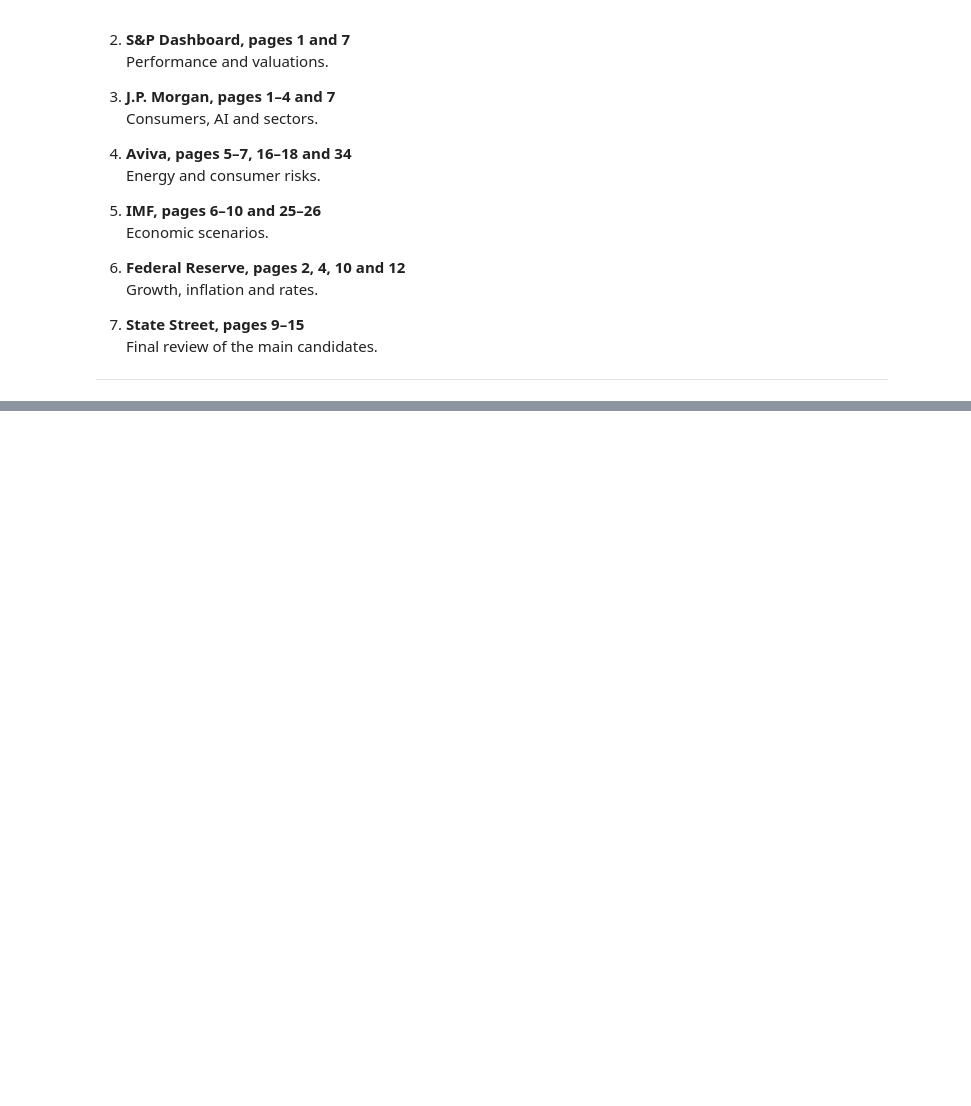
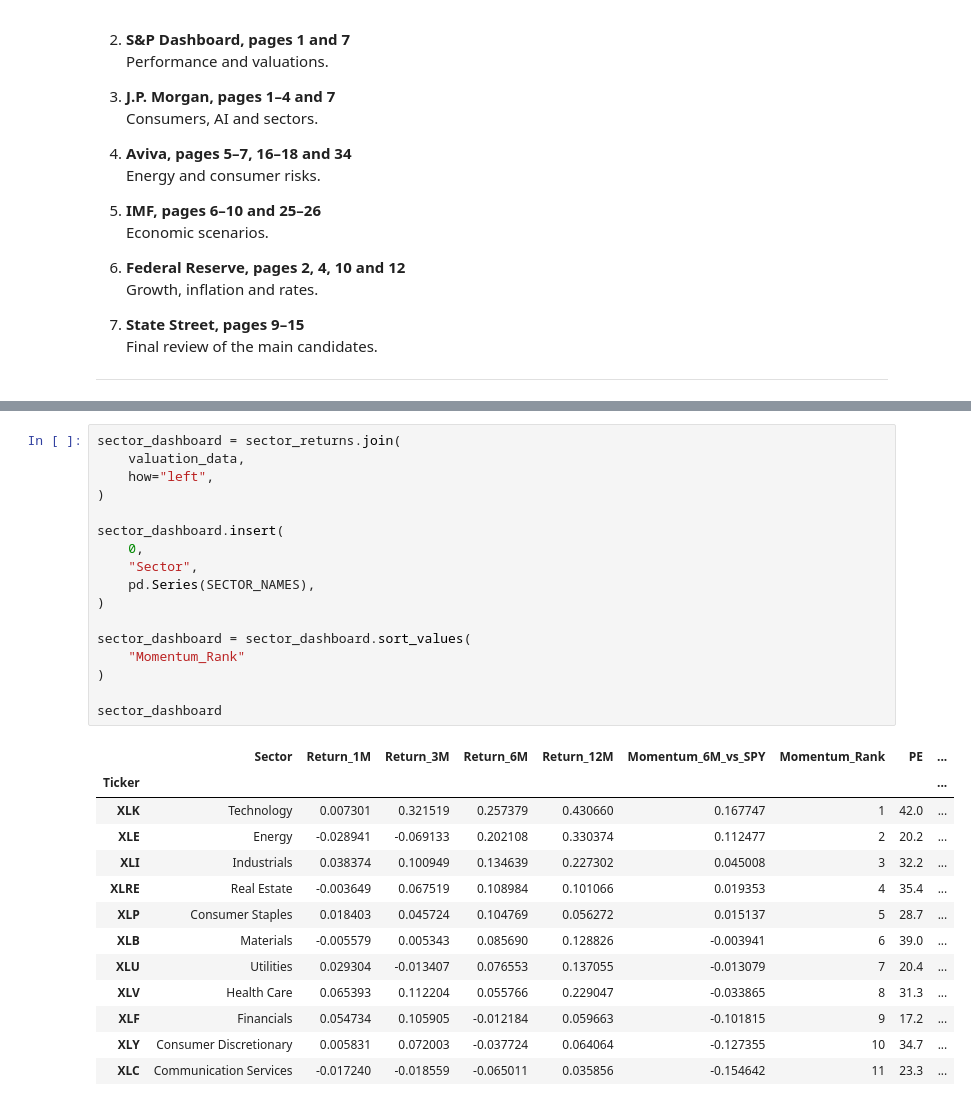
Before and after one commit to VelasquezMariucci/bottom-3-performers-quant-research, a Jupyter notebook: notebooks/home.ipynb, the cells around one changed output, grey strips where cells are left out. Drawn from its saved outputs; the diff is of its cells as text; blank space fills up the shorter version.

Commit message:
added return, momentum and valuation dashboard (still needs to be checked)

```diff
--- a/notebooks/home.ipynb
+++ b/notebooks/home.ipynb
@@ -239,0 +425,31 @@ If oil prices rise again, I may replace Energy with **Communication Services**.
+# %%
+sector_dashboard = sector_returns.join(
+    valuation_data,
+    how="left",
+)
+
+sector_dashboard.insert(
+    0,
+    "Sector",
+    pd.Series(SECTOR_NAMES),
+)
+
+sector_dashboard = sector_dashboard.sort_values(
+    "Momentum_Rank"
+)
+
+sector_dashboard
+# %% [output]
+|  | Sector | Return_1M | Return_3M | Return_6M | Return_12M | Momentum_6M_vs_SPY | Momentum_Rank | PE | ... |
+| Ticker |  |  |  |  |  |  |  |  | ... |
+| XLK | Technology | 0.007301 | 0.321519 | 0.257379 | 0.430660 | 0.167747 | 1 | 42.0 | ... |
+| XLE | Energy | -0.028941 | -0.069133 | 0.202108 | 0.330374 | 0.112477 | 2 | 20.2 | ... |
+| XLI | Industrials | 0.038374 | 0.100949 | 0.134639 | 0.227302 | 0.045008 | 3 | 32.2 | ... |
+| XLRE | Real Estate | -0.003649 | 0.067519 | 0.108984 | 0.101066 | 0.019353 | 4 | 35.4 | ... |
+| XLP | Consumer Staples | 0.018403 | 0.045724 | 0.104769 | 0.056272 | 0.015137 | 5 | 28.7 | ... |
+| XLB | Materials | -0.005579 | 0.005343 | 0.085690 | 0.128826 | -0.003941 | 6 | 39.0 | ... |
+| XLU | Utilities | 0.029304 | -0.013407 | 0.076553 | 0.137055 | -0.013079 | 7 | 20.4 | ... |
+| XLV | Health Care | 0.065393 | 0.112204 | 0.055766 | 0.229047 | -0.033865 | 8 | 31.3 | ... |
+| XLF | Financials | 0.054734 | 0.105905 | -0.012184 | 0.059663 | -0.101815 | 9 | 17.2 | ... |
+| XLY | Consumer Discretionary | 0.005831 | 0.072003 | -0.037724 | 0.064064 | -0.127355 | 10 | 34.7 | ... |
+| XLC | Communication Services | -0.017240 | -0.018559 | -0.065011 | 0.035856 | -0.154642 | 11 | 23.3 | ... |
```
Also changed, not shown: parts of 12 cells of this notebook, 5 other files.
